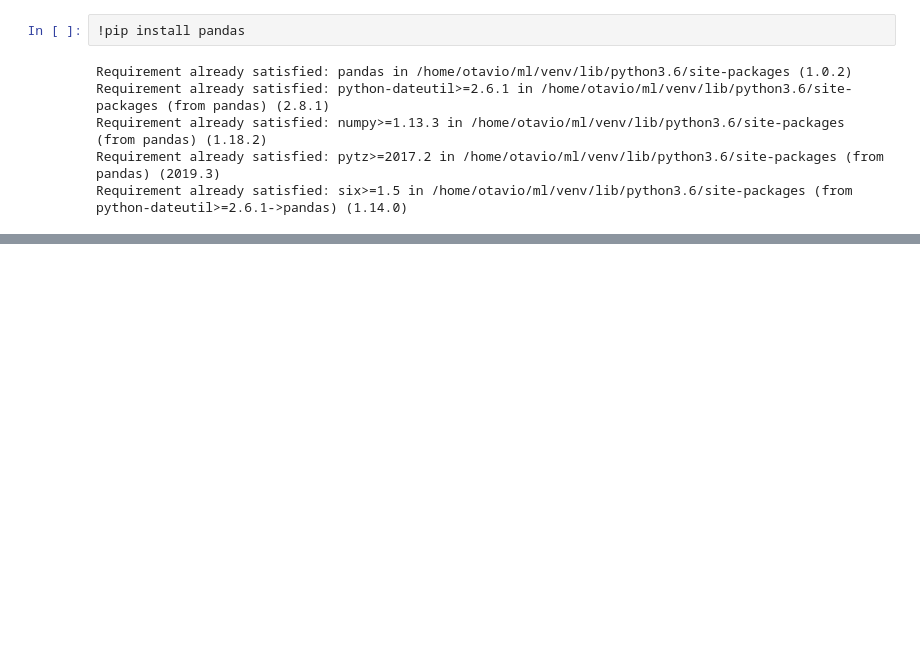
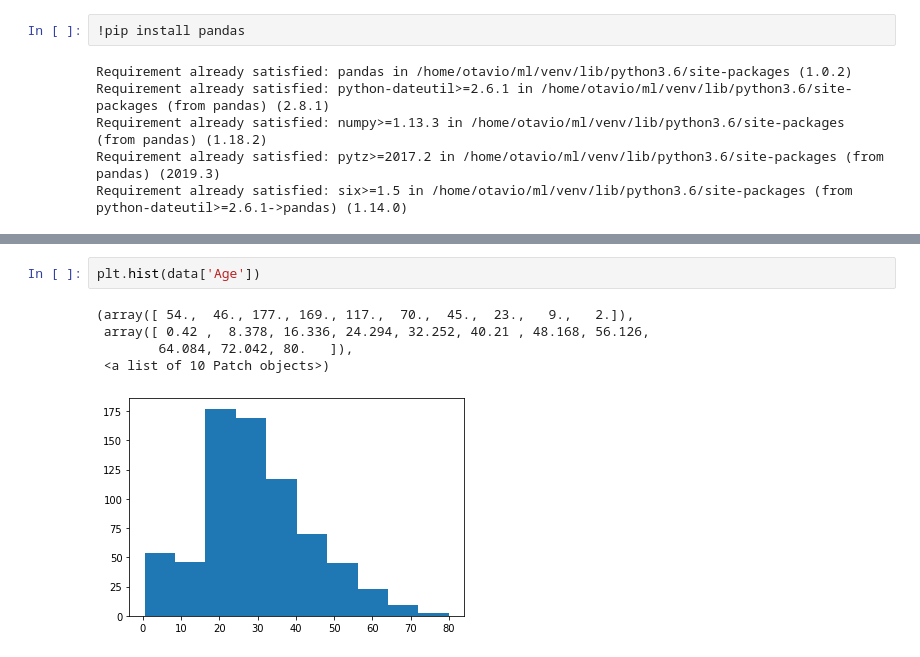
Before and after one commit to otaviobertucini/Machine-Learning-Algorithms, a Jupyter notebook: files/titanic/main.ipynb, the cells around one changed output, grey strips where cells are left out. Cells and saved outputs as stored; diff of their text form; blank space fills up the shorter version.

```diff
--- a/files/titanic/main.ipynb
+++ b/files/titanic/main.ipynb
@@ -21,0 +100,8 @@ data.head()
+# %%
+plt.hist(data['Age'])
+# %% [output]
+(array([ 54.,  46., 177., 169., 117.,  70.,  45.,  23.,   9.,   2.]),
+ array([ 0.42 ,  8.378, 16.336, 24.294, 32.252, 40.21 , 48.168, 56.126,
+        64.084, 72.042, 80.   ]),
+ <a list of 10 Patch objects>)
+[figure, added]
```
Also changed, not shown: parts of 7 cells of this notebook.
